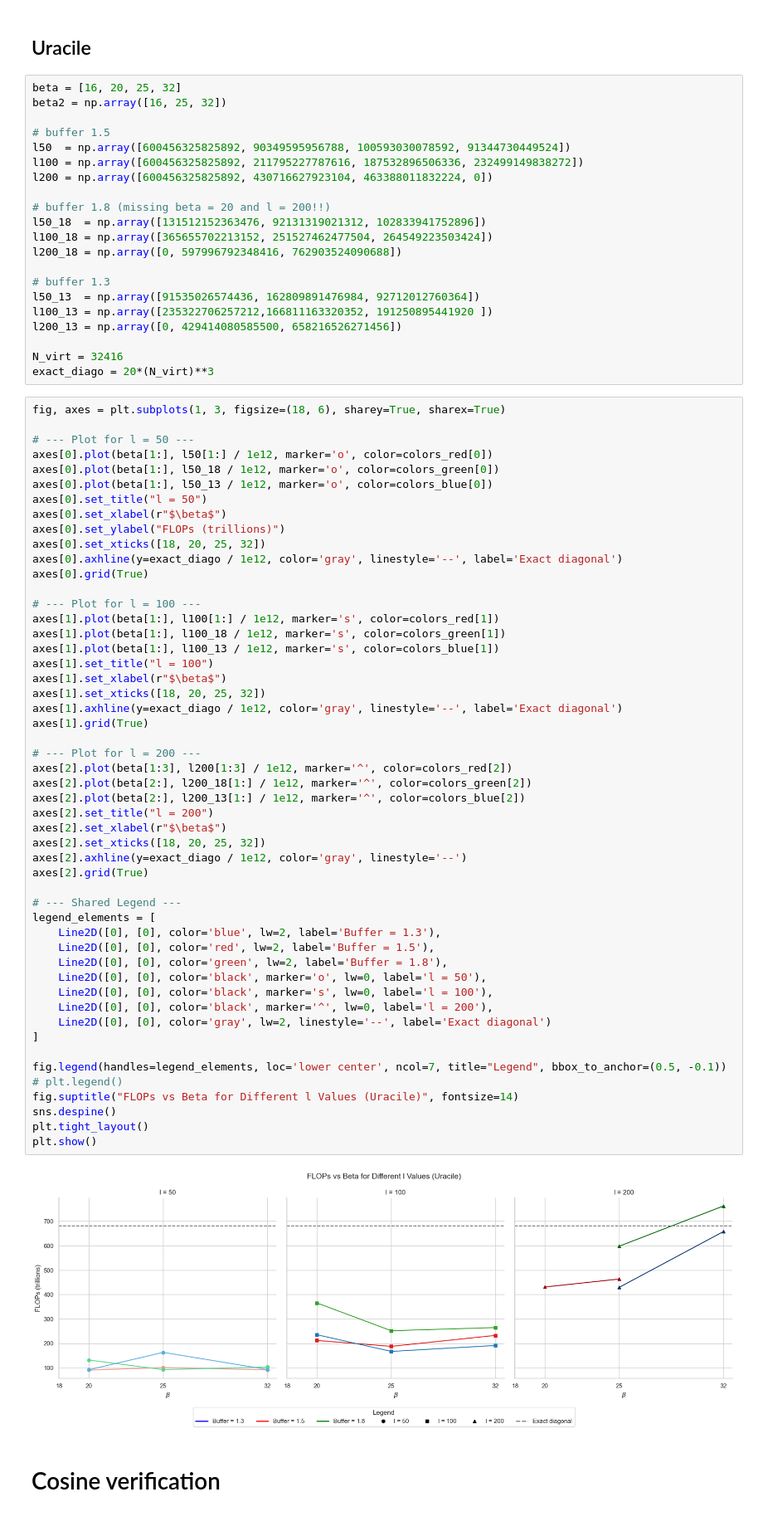
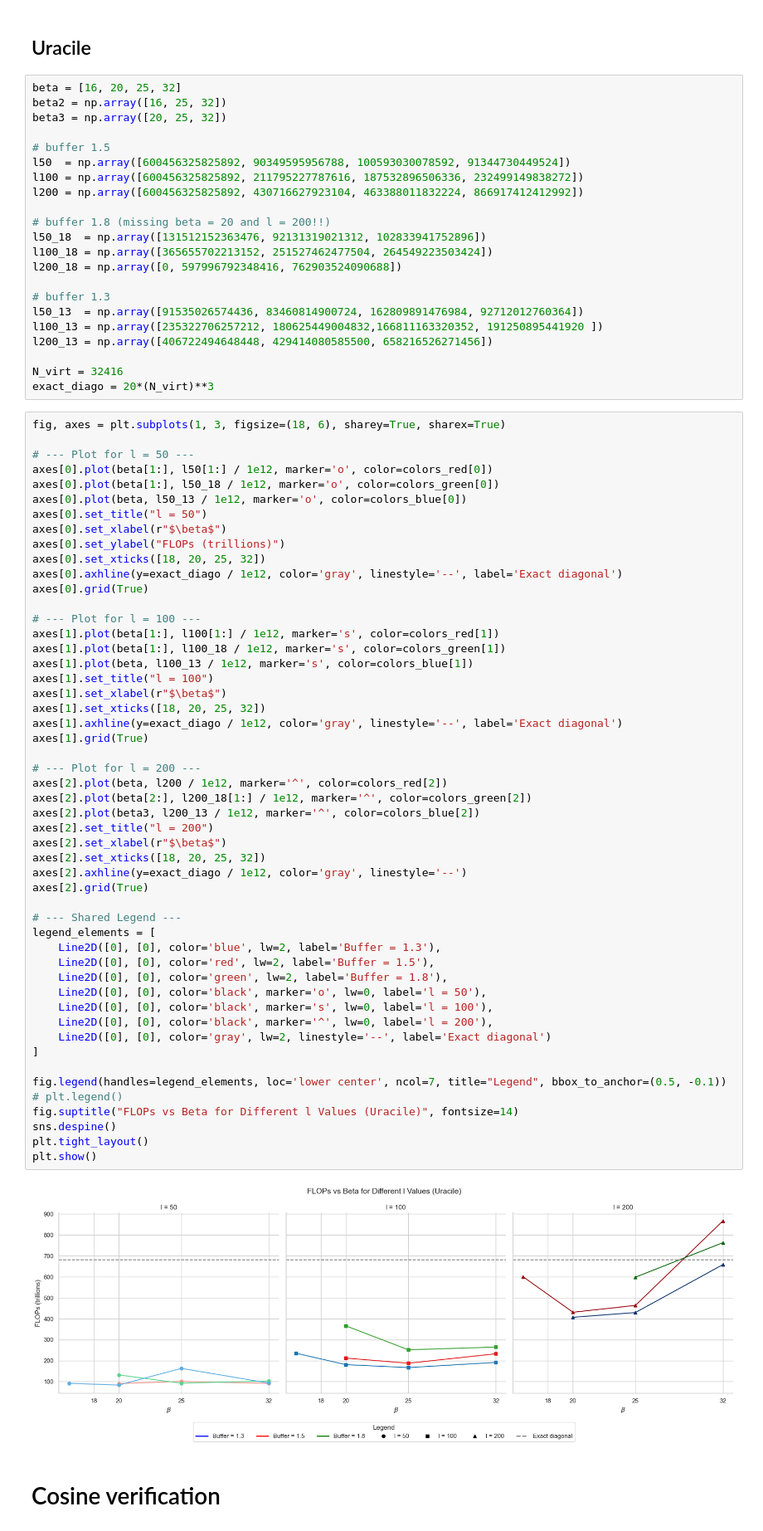
Before and after one commit to framere/Final_codes_MA, a Jupyter notebook: Results_plots/FLOPs_vs_beta.ipynb, the cells around one changed output. Shown at 83% size. Drawn from its saved outputs; the diff is of its cells as text.

Commit message:
correct plots

```diff
--- a/Results_plots/FLOPs_vs_beta.ipynb
+++ b/Results_plots/FLOPs_vs_beta.ipynb
@@ -172,11 +172,12 @@ plt.show()
 # %%
 beta = [16, 20, 25, 32]
 beta2 = np.array([16, 25, 32])
+beta3 = np.array([20, 25, 32])
 
 # buffer 1.5
 l50  = np.array([600456325825892, 90349595956788, 100593030078592, 91344730449524])
 l100 = np.array([600456325825892, 211795227787616, 187532896506336, 232499149838272])
-l200 = np.array([600456325825892, 430716627923104, 463388011832224, 0])
+l200 = np.array([600456325825892, 430716627923104, 463388011832224, 866917412412992])
 
 # buffer 1.8 (missing beta = 20 and l = 200!!)
 l50_18  = np.array([131512152363476, 92131319021312, 102833941752896])
@@ -184,9 +185,9 @@ l100_18 = np.array([365655702213152, 251527462477504, 264549223503424])
 l200_18 = np.array([0, 597996792348416, 762903524090688])
 
 # buffer 1.3
-l50_13  = np.array([91535026574436, 162809891476984, 92712012760364])
-l100_13 = np.array([235322706257212,166811163320352, 191250895441920 ])
-l200_13 = np.array([0, 429414080585500, 658216526271456])
+l50_13  = np.array([91535026574436, 83460814900724, 162809891476984, 92712012760364])
+l100_13 = np.array([235322706257212, 180625449004832,166811163320352, 191250895441920 ])
+l200_13 = np.array([406722494648448, 429414080585500, 658216526271456])
 
 N_virt = 32416
 exact_diago = 20*(N_virt)**3
@@ -196,7 +197,7 @@ fig, axes = plt.subplots(1, 3, figsize=(18, 6), sharey=True, sharex=True)
 # --- Plot for l = 50 ---
 axes[0].plot(beta[1:], l50[1:] / 1e12, marker='o', color=colors_red[0])
 axes[0].plot(beta[1:], l50_18 / 1e12, marker='o', color=colors_green[0])
-axes[0].plot(beta[1:], l50_13 / 1e12, marker='o', color=colors_blue[0])
+axes[0].plot(beta, l50_13 / 1e12, marker='o', color=colors_blue[0])
 axes[0].set_title("l = 50")
 axes[0].set_xlabel(r"$\beta$")
 axes[0].set_ylabel("FLOPs (trillions)")
@@ -207,42 +208,42 @@ axes[0].grid(True)
 # --- Plot for l = 100 ---
 axes[1].plot(beta[1:], l100[1:] / 1e12, marker='s', color=colors_red[1])
 axes[1].plot(beta[1:], l100_18 / 1e12, marker='s', color=colors_green[1])
-axes[1].plot(beta[1:], l100_13 / 1e12, marker='s', color=colors_blue[1])
+axes[1].plot(beta, l100_13 / 1e12, marker='s', color=colors_blue[1])
 axes[1].set_title("l = 100")
 axes[1].set_xlabel(r"$\beta$")
 axes[1].set_xticks([18, 20, 25, 32])
 axes[1].axhline(y=exact_diago / 1e12, color='gray', linestyle='--', label='Exact diagonal')
 axes[1].grid(True)
 
 # --- Plot for l = 200 ---
-axes[2].plot(beta[1:3], l200[1:3] / 1e12, marker='^', color=colors_red[2])
+axes[2].plot(beta, l200 / 1e12, marker='^', color=colors_red[2])
 axes[2].plot(beta[2:], l200_18[1:] / 1e12, marker='^', color=colors_green[2])
-axes[2].plot(beta[2:], l200_13[1:] / 1e12, marker='^', color=colors_blue[2])
+axes[2].plot(beta3, l200_13 / 1e12, marker='^', color=colors_blue[2])
 axes[2].set_title("l = 200")
 axes[2].set_xlabel(r"$\beta$")
 axes[2].set_xticks([18, 20, 25, 32])
 axes[2].axhline(y=exact_diago / 1e12, color='gray', linestyle='--')
 axes[2].grid(True)
 
 # --- Shared Legend ---
 legend_elements = [
     Line2D([0], [0], color='blue', lw=2, label='Buffer = 1.3'),
     Line2D([0], [0], color='red', lw=2, label='Buffer = 1.5'),
     Line2D([0], [0], color='green', lw=2, label='Buffer = 1.8'),
     Line2D([0], [0], color='black', marker='o', lw=0, label='l = 50'),
     Line2D([0], [0], color='black', marker='s', lw=0, label='l = 100'),
     Line2D([0], [0], color='black', marker='^', lw=0, label='l = 200'),
     Line2D([0], [0], color='gray', lw=2, linestyle='--', label='Exact diagonal')
 ]
 
 fig.legend(handles=legend_elements, loc='lower center', ncol=7, title="Legend", bbox_to_anchor=(0.5, -0.1))
 # plt.legend()
 fig.suptitle("FLOPs vs Beta for Different l Values (Uracile)", fontsize=14)
 sns.despine()
 plt.tight_layout()
 plt.show()
 # %% [output]
-[figure, old version]
+[figure, new version]
 # %% [markdown]
 # Cosine verification
 # %% [markdown]
```
Also changed, not shown: 17 other files.
